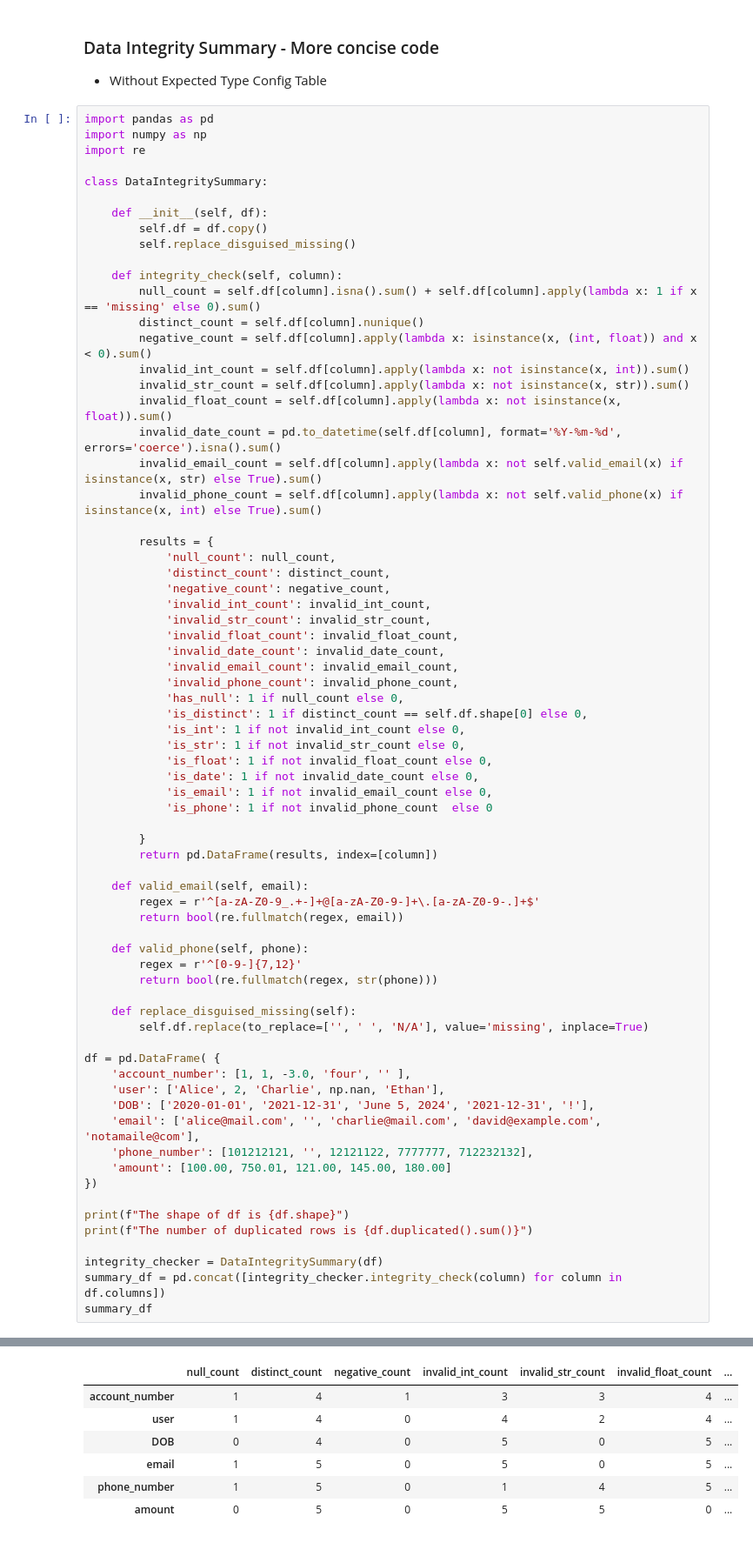
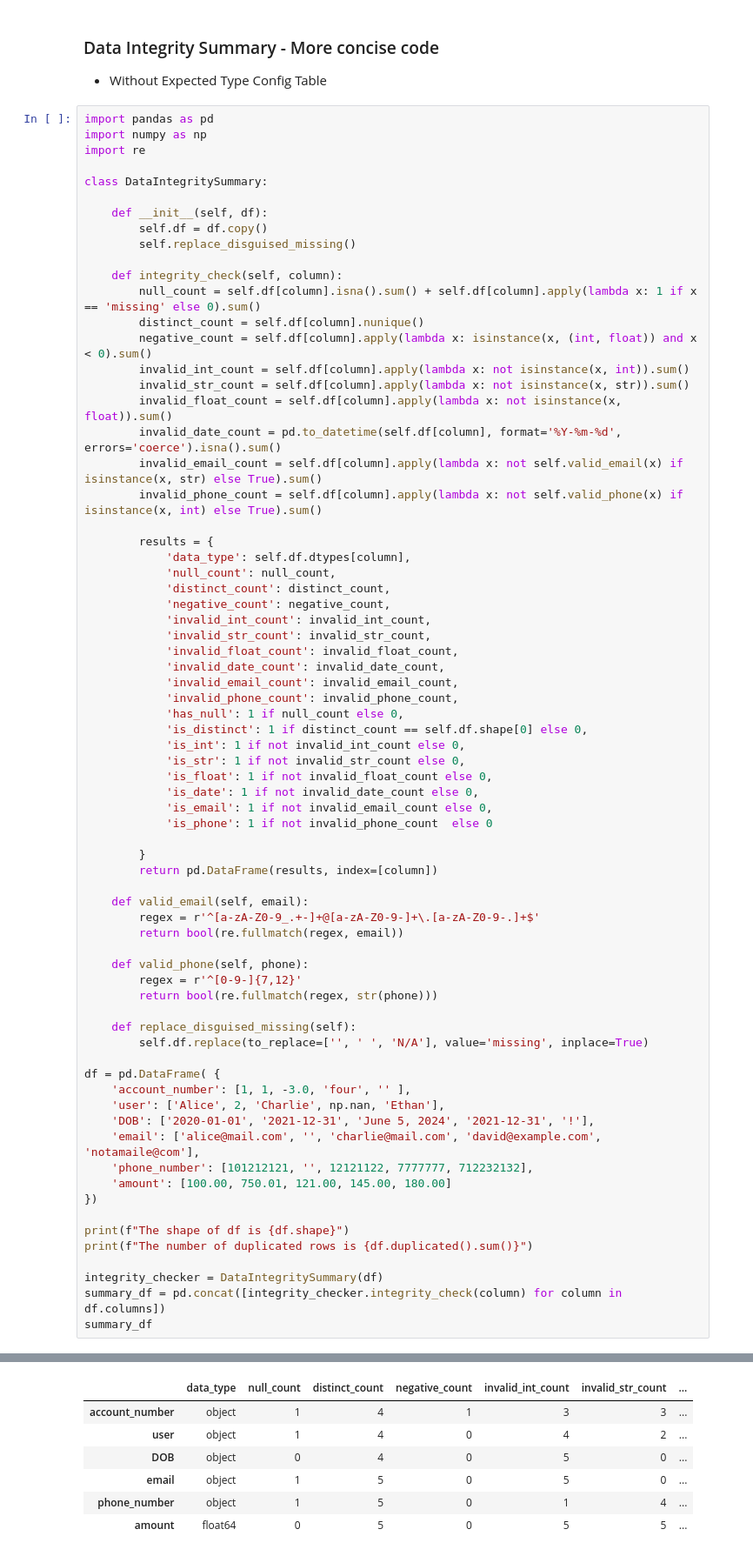
Before and after one commit to Ngawang-Gurung/eXtensoData, a Jupyter notebook: Data Quality/Data Integrity/notebooks/data_integrity_summary.ipynb, the cells around one changed output, grey strips where cells are left out. Shown at 87% size. Saved outputs shown, nothing was run; the diff lists cells and outputs as text.

```diff
--- a/Data Quality/Data Integrity/notebooks/data_integrity_summary.ipynb
+++ b/Data Quality/Data Integrity/notebooks/data_integrity_summary.ipynb
@@ -307,6 +307,7 @@ class DataIntegritySummary:
         invalid_phone_count = self.df[column].apply(lambda x: not self.valid_phone(x) if isinstance(x, int) else True).sum()
 
         results = {
+            'data_type': self.df.dtypes[column],
             'null_count': null_count,
             'distinct_count': distinct_count,
             'negative_count': negative_count,
@@ -330,37 +331,37 @@ class DataIntegritySummary:
 
     def valid_email(self, email):
         regex = r'^[a-zA-Z0-9_.+-]+@[a-zA-Z0-9-]+\.[a-zA-Z0-9-.]+$'
         return bool(re.fullmatch(regex, email))
 
     def valid_phone(self, phone):
         regex = r'^[0-9-]{7,12}'
         return bool(re.fullmatch(regex, str(phone)))
 
     def replace_disguised_missing(self):
         self.df.replace(to_replace=['', ' ', 'N/A'], value='missing', inplace=True)
 
 df = pd.DataFrame( {
     'account_number': [1, 1, -3.0, 'four', '' ],
     'user': ['Alice', 2, 'Charlie', np.nan, 'Ethan'],
     'DOB': ['2020-01-01', '2021-12-31', 'June 5, 2024', '2021-12-31', '!'],
     'email': ['alice@mail.com', '', 'charlie@mail.com', 'david@example.com', 'notamaile@com'],
     'phone_number': [101212121, '', 12121122, 7777777, 712232132],
     'amount': [100.00, 750.01, 121.00, 145.00, 180.00]
 })
 
 print(f"The shape of df is {df.shape}")
 print(f"The number of duplicated rows is {df.duplicated().sum()}")
 
 integrity_checker = DataIntegritySummary(df)
 summary_df = pd.concat([integrity_checker.integrity_check(column) for column in df.columns])
 summary_df
 # %% [output]
 The shape of df is (5, 6)
 The number of duplicated rows is 0
-|  | null_count | distinct_count | negative_count | invalid_int_count | invalid_str_count | invalid_float_count | ... |
-| account_number | 1 | 4 | 1 | 3 | 3 | 4 | ... |
-| user | 1 | 4 | 0 | 4 | 2 | 4 | ... |
-| DOB | 0 | 4 | 0 | 5 | 0 | 5 | ... |
-| email | 1 | 5 | 0 | 5 | 0 | 5 | ... |
-| phone_number | 1 | 5 | 0 | 1 | 4 | 5 | ... |
-| amount | 0 | 5 | 0 | 5 | 5 | 0 | ... |
+|  | data_type | null_count | distinct_count | negative_count | invalid_int_count | invalid_str_count | ... |
+| account_number | object | 1 | 4 | 1 | 3 | 3 | ... |
+| user | object | 1 | 4 | 0 | 4 | 2 | ... |
+| DOB | object | 0 | 4 | 0 | 5 | 0 | ... |
+| email | object | 1 | 5 | 0 | 5 | 0 | ... |
+| phone_number | object | 1 | 5 | 0 | 1 | 4 | ... |
+| amount | float64 | 0 | 5 | 0 | 5 | 5 | ... |
```
Also changed, not shown: parts of 3 cells of this notebook, 5 other files.
